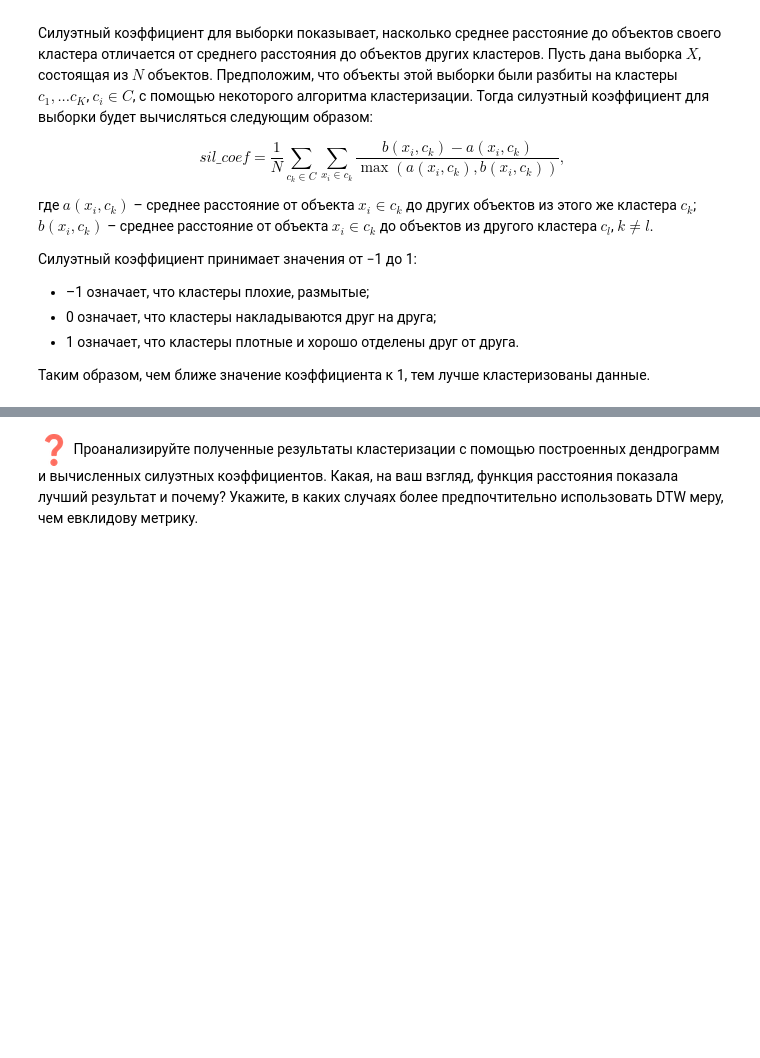
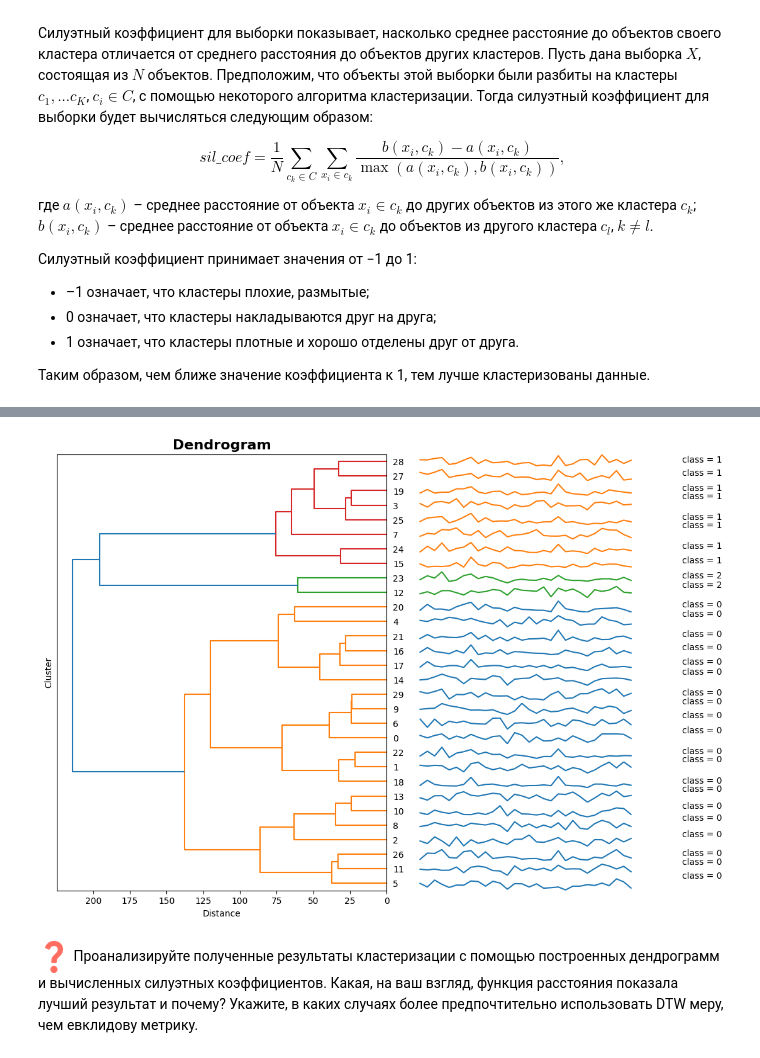
Before and after one commit to Paha185/2024-Mikhaylov-TimeSeriesCourse, a Jupyter notebook: practice/01 Basics/01 Basics.ipynb, the cells around one changed output, grey strips where cells are left out. Saved outputs shown, nothing was run; the diff lists cells and outputs as text; code cells hidden in the pictures; blank space fills up the shorter version.

```diff
--- a/practice/01 Basics/01 Basics.ipynb
+++ b/practice/01 Basics/01 Basics.ipynb
@@ -270,3 +251,7 @@ sil\_coef = \frac{1}{N} \sum_{c_k \in C} \sum_{x_i \in c_k} \frac{b(x_i, c_k) -
+# %%
+obj_TSHC.plot_dendrogram(ts_set, labels_DTW)
+# %% [output]
+[figure, added]
 # %% [markdown]
 ![equation.png](embedded-picture-1)
 Проанализируйте полученные результаты кластеризации с помощью построенных дендрограмм и вычисленных силуэтных коэффициентов. Какая, на ваш взгляд, функция расстояния показала лучший результат и почему? Укажите, в каких случаях более предпочтительно использовать DTW меру, чем евклидову метрику.
```
Also changed, not shown: parts of 17 cells of this notebook.
